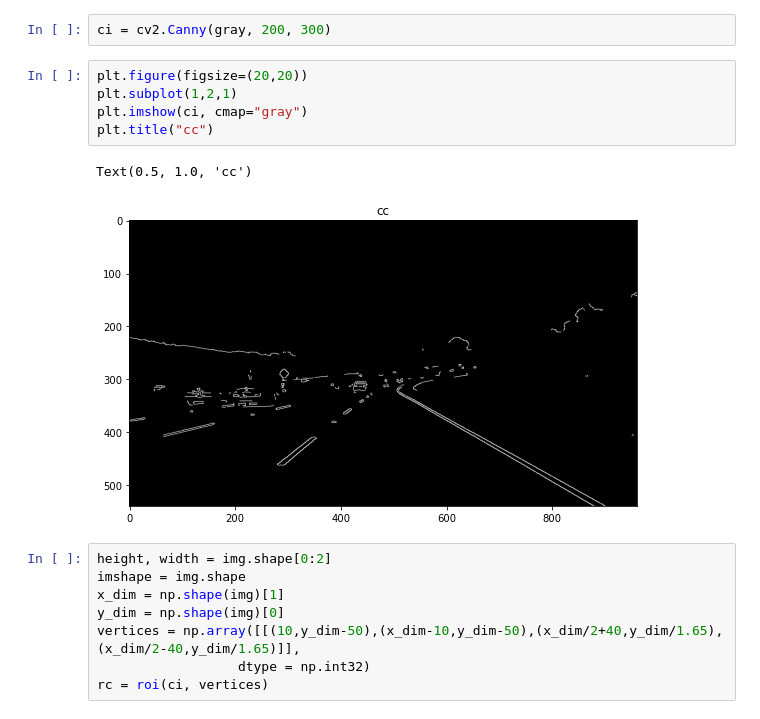
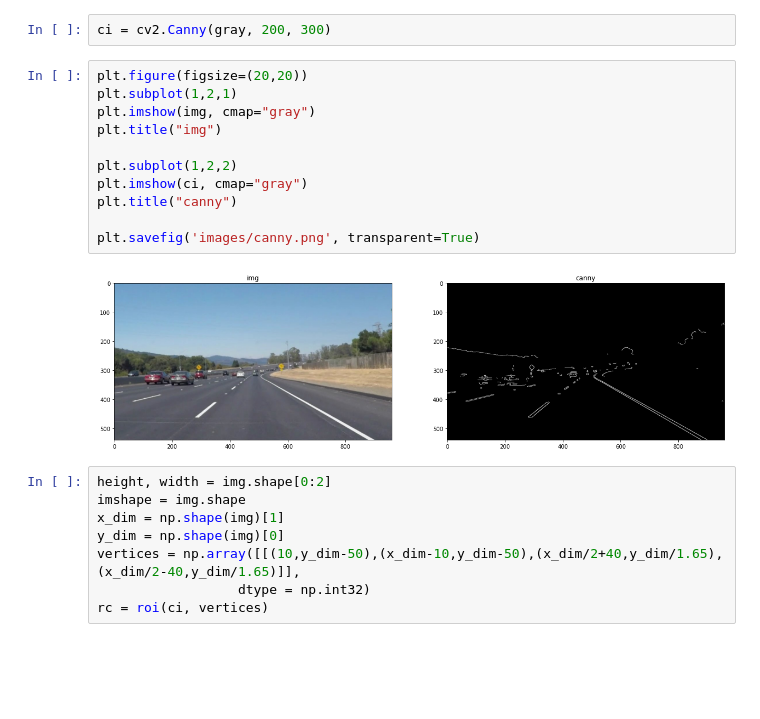
Before and after one commit to karthikeyanrathore/Lane-Line-Detection, a Jupyter notebook: White Lanes (Done).ipynb, the cells around one changed output. Saved outputs shown, nothing was run; the diff lists cells and outputs as text; blank space fills up the shorter version.

```diff
--- a/White Lanes (Done).ipynb
+++ b/White Lanes (Done).ipynb
@@ -59,11 +59,16 @@ ci = cv2.Canny(gray, 200, 300)
 # %%
 plt.figure(figsize=(20,20))
 plt.subplot(1,2,1)
+plt.imshow(img, cmap="gray")
+plt.title("img")
+
+plt.subplot(1,2,2)
 plt.imshow(ci, cmap="gray")
-plt.title("cc")
+plt.title("canny")
+
+plt.savefig('images/canny.png', transparent=True)
 # %% [output]
-Text(0.5, 1.0, 'cc')
-[figure, old version]
+[figure, new version]
 # %%
 height, width = img.shape[0:2]
 imshape = img.shape
```
Also changed, not shown: parts of 8 cells of this notebook, 19 other files.
